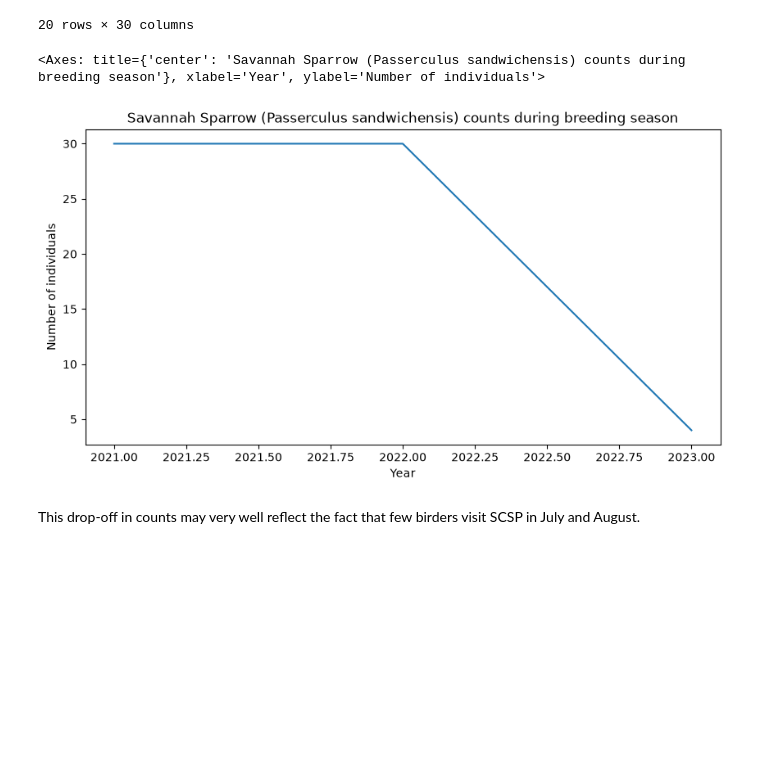
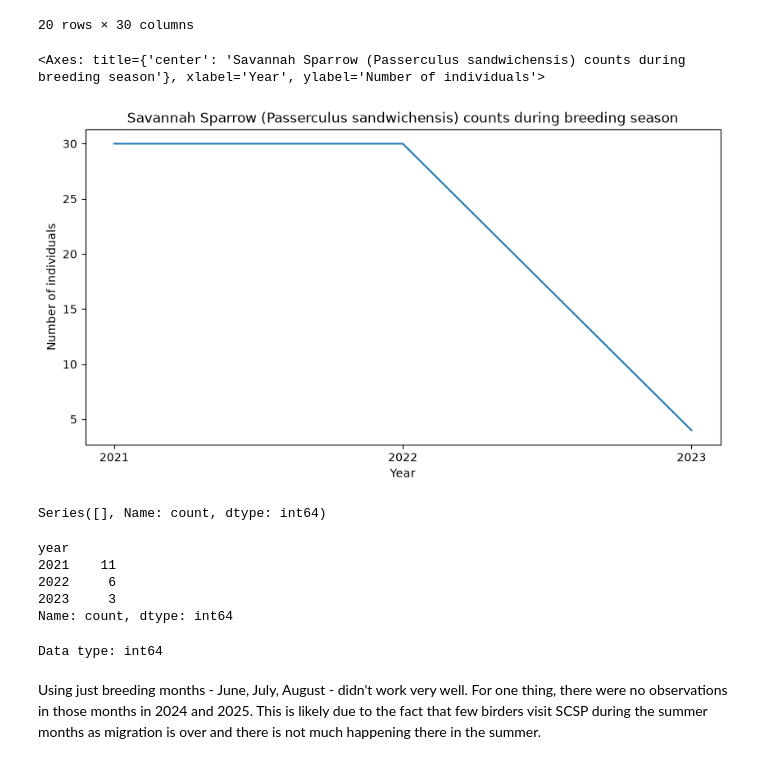
Before and after one commit to AdeliaHoneywood/final-project, a Jupyter notebook: 02_geospatial_join.ipynb, the cells around one changed output. Drawn from its saved outputs; the diff is of its cells as text; code cells hidden in the pictures; blank space fills up the shorter version.

```diff
--- a/02_geospatial_join.ipynb
+++ b/02_geospatial_join.ipynb
@@ -125,36 +125,58 @@ breeding_df
 # gdf.sort_values("Year").hvplot.line(
 #     x="Year",
 #     y="Number of individuals",
 #     by="site_id",  # <-- Replace with your location/transect column name
 #     title="Savannah Sparrow counts by site"
 # )
 # breeding_df.plot(
 #     legend = False,
 #     x = "year",
 #     y = "individualCount",
 #     xlabel = 'Year',
 #     ylabel = 'Number of individuals',
 #     figsize = (10, 5),
 #     title = "Savannah Sparrow (Passerculus sandwichensis) counts during breeding season"
 # )
 
+### years were displaying as float fractions. Fix from Google AI
+years = sorted(breeding_df["year"].unique())
+
 (
     breeding_df
     .groupby("year")["individualCount"]
     .sum()  # or .mean()
     .plot(
         legend=False,
+        xticks = years,
         xlabel="Year",
         ylabel="Number of individuals",
         figsize=(10, 5),
         title="Savannah Sparrow (Passerculus sandwichensis) counts during breeding season"
     )
 )
 # %% [output]
 <Axes: title={'center': 'Savannah Sparrow (Passerculus sandwichensis) counts during breeding season'}, xlabel='Year', ylabel='Number of individuals'>
-[figure, old version]
+[figure, new version]
+# %%
+### Why does it end at 2023?
+breeding_df[breeding_df["year"].isin([2024, 2025])]["year"].value_counts()
+# %% [output]
+Series([], Name: count, dtype: int64)
+# %%
+print(breeding_df["year"].value_counts().sort_index())
+# %% [output]
+year
+2021    11
+2022     6
+2023     3
+Name: count, dtype: int64
+# %%
+# Check the data type of the year column
+print("Data type:", breeding_df["year"].dtype)
+# %% [output]
+Data type: int64
 # %% [markdown]
-This drop-off in counts may very well reflect the fact that few birders visit SCSP in July and August.
+Using just breeding months - June, July, August - didn't work very well. For one thing, there were no observations in those months in 2024 and 2025. This is likely due to the fact that few birders visit SCSP during the summer months as migration is over and there is not much happening there in the summer.
 # %%
 ### instead of breeding months, do total counts for all months
 count_df = pd.DataFrame(gbif_scsp_gdf.drop(columns="geometry"))
```
Also changed, not shown: parts of 3 cells of this notebook, 4 other files.
